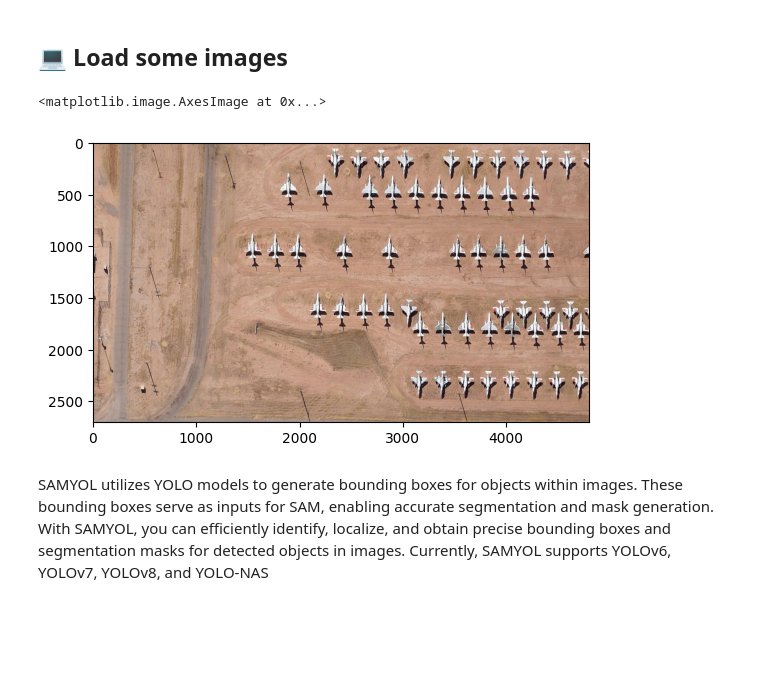
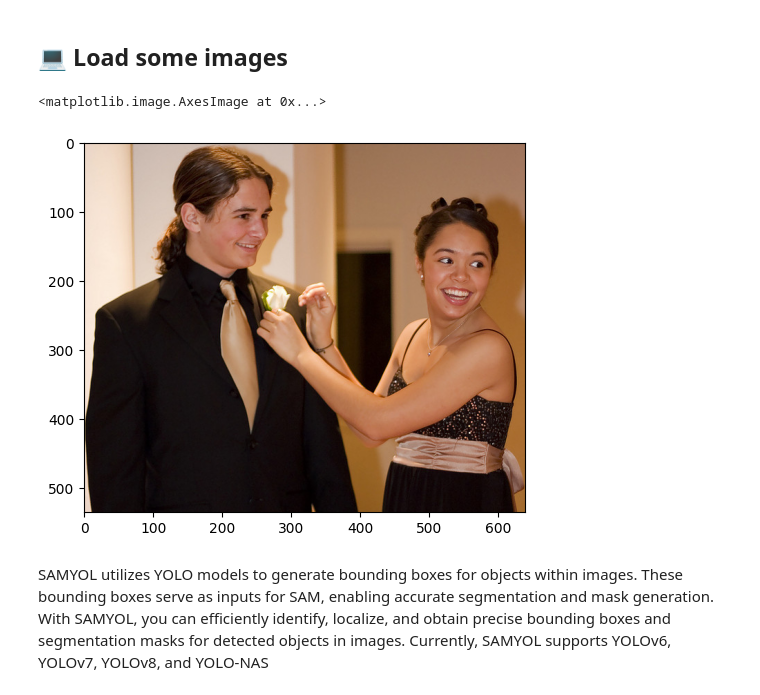
Before and after one commit to Jawher-Ben-Abdallah/SAMYOL, a Jupyter notebook: SAMYOL.ipynb, the cells around one changed output. Cells and saved outputs as stored; diff of their text form; code cells hidden in the pictures; blank space fills up the shorter version.

```diff
--- a/SAMYOL.ipynb
+++ b/SAMYOL.ipynb
@@ -65,13 +65,13 @@ pip install -e .
 # %%
 from samyol.utils import load_image
 import matplotlib.pyplot as plt
 
-input_paths = ["./assets/images/0_DT7.jpg"]
+input_paths = ["./assets/images/image1.jpg", "./assets/images/image2.jpg"]
 raw_image = load_image(input_paths[0])
 plt.imshow(raw_image)
 # %% [output]
 <matplotlib.image.AxesImage at 0x...>
-[figure, old version]
+[figure, new version]
 # %%
 # Set up some global variables
 
```
Also changed, not shown: parts of 11 cells of this notebook, 5 other files.
